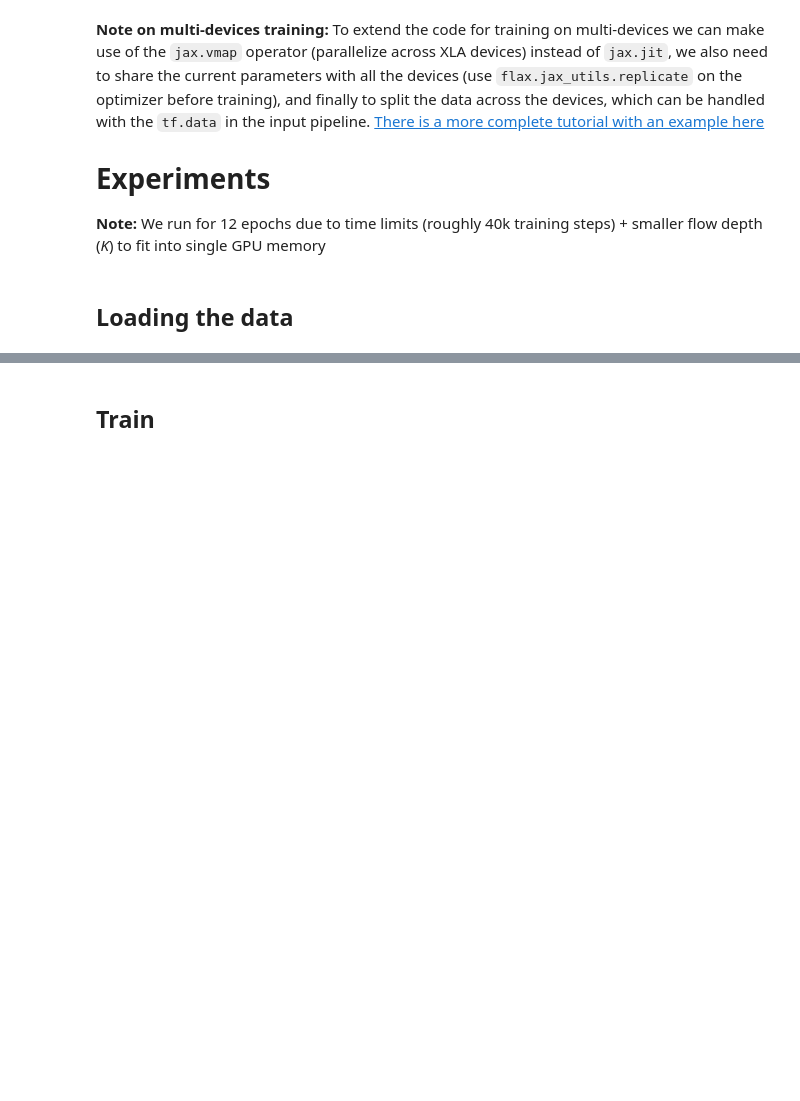
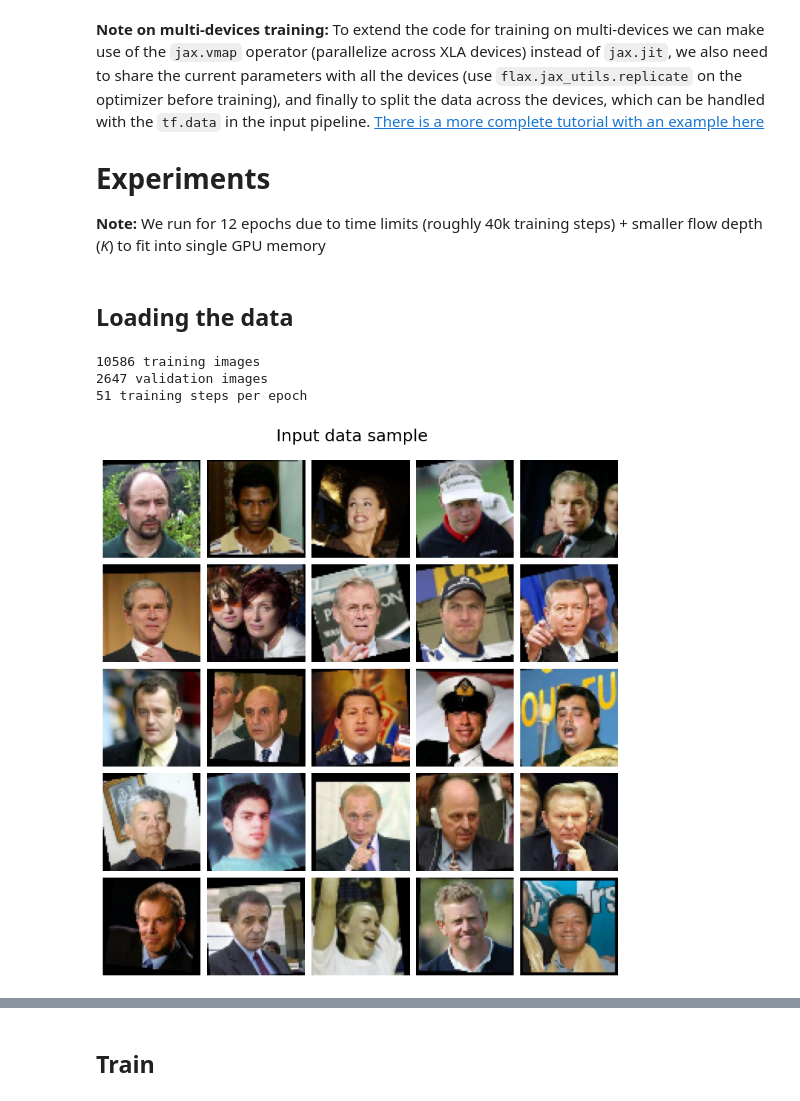
Before and after one commit to sangtanisakshi/Density-Estimation-using-Normalizing-Flows, a Jupyter notebook: model_nf/check_nb.ipynb, the cells around one changed output, grey strips where cells are left out. Cells and saved outputs as stored; diff of their text form; code cells hidden in the pictures; blank space fills up the shorter version.

```diff
--- a/model_nf/check_nb.ipynb
+++ b/model_nf/check_nb.ipynb
@@ -875,25 +795,25 @@ import tensorflow as tf
 import tensorflow_datasets as tfds
 tf.config.experimental.set_visible_devices([], 'GPU')
 
-def get_train_dataset(image_path, image_size, num_bits, batch_size, skip=None, **kwargs):
+def get_train_dataset(img_data,image_size, num_bits, batch_size, skip=None, **kwargs):
     del kwargs
-    train_ds = tf.data.Dataset.list_files(f"{image_path}/*.jpg")
+    train_ds = img_data
     if skip is not None:
         train_ds = train_ds.skip(skip)
-    train_ds = train_ds.shuffle(buffer_size=20000)
-    train_ds = train_ds.map(partial(map_fn, size=image_size, num_bits=num_bits, training=True))
+    train_ds = train_ds.shuffle(buffer_size=200)
+    train_ds = train_ds.map(partial(utils.map_fn, size=image_size, num_bits=num_bits, training=True))
     train_ds = train_ds.batch(batch_size)
     train_ds = train_ds.repeat()
     return iter(tfds.as_numpy(train_ds))
 
 
-def get_val_dataset(image_path, image_size, num_bits, batch_size,
+def get_val_dataset(img_data,image_size, num_bits, batch_size,
                     take=None, repeat=False, **kwargs):
     del kwargs
-    val_ds = tf.data.Dataset.list_files(f"{image_path}/*.jpg")
+    val_ds = img_data
     if take is not None:
         val_ds = val_ds.take(take)
-    val_ds = val_ds.map(partial(map_fn, size=image_size, num_bits=num_bits, training=False))
+    val_ds = val_ds.map(partial(utils.map_fn, size=image_size, num_bits=num_bits, training=False))
     val_ds = val_ds.batch(batch_size)
     if repeat:
         val_ds = val_ds.repeat()
@@ -901,19 +821,29 @@ def get_val_dataset(image_path, image_size, num_bits, batch_size,
 # %%
 %%time
 num_images = len(glob.glob(f"{config_dict['image_path']}/*.jpg"))
 config_dict['steps_per_epoch'] = num_images // config_dict['batch_size']
 train_split = int(config_dict['train_split'] * num_images)
-print(f"{num_images} training images")
+val_split = (num_images-train_split)
+print(f"{train_split} training images")
+print(f"{val_split} validation images")
 print(f"{config_dict['steps_per_epoch']} training steps per epoch")
 
-#Train data
-train_ds = get_train_dataset(**config_dict, skip=train_split)
+data = tf.data.Dataset.list_files(f"{config_dict['image_path']}/*.jpg")
+data = data.shuffle(buffer_size=800)
+
+# Get the training data and skip the first 20% of the data
+train_ds = get_train_dataset(data,**config_dict, skip=val_split)
 
 # Val data
-# During training we'll only evaluate on one batch of validation
-# to save on computations
-val_ds = get_val_dataset(**config_dict, take=config_dict['batch_size'], repeat=True)
+# During training we'll only evaluate on one batch of validation to save on computations
+# takes the first 20% of the data that the training set skipped
+val_ds = get_val_dataset(data,**config_dict, take=val_split, repeat=True)
 
 # Sample
 plot_image_grid(postprocess(next(val_ds), num_bits=config_dict['num_bits'])[:25],
-                title="Input data sample")
+  title="Input data sample",display=True)
+# %% [output]
+10586 training images
+2647 validation images
+51 training steps per epoch
+[figure, added]
```
Also changed, not shown: parts of 18 cells of this notebook, 10 other files.
